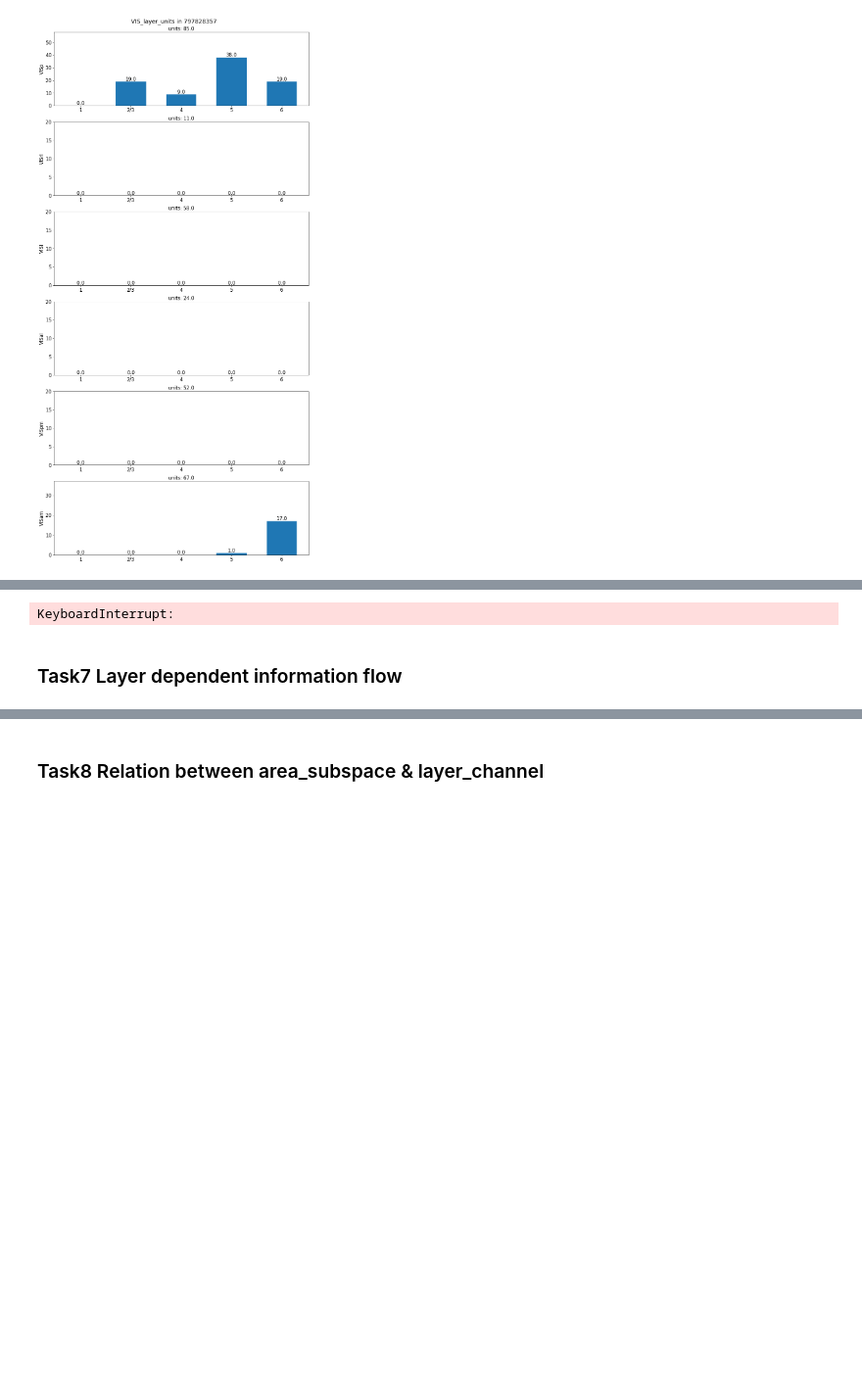
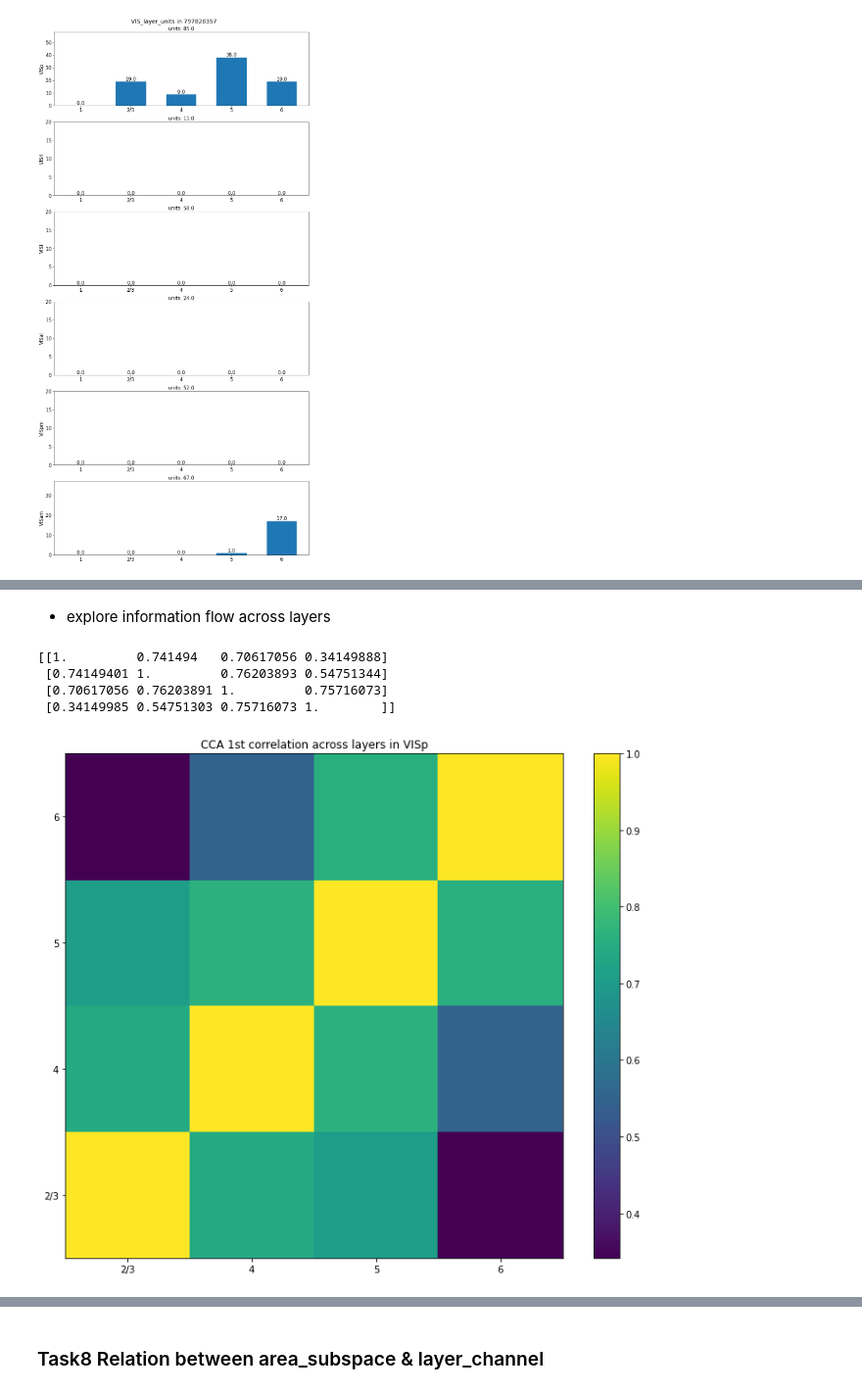
Before and after one commit to Jp-17/Coding_learning, a Jupyter notebook: Project_explore/Information flow across areas/CS_CCA_part5.ipynb, the cells around one changed output, grey strips where cells are left out. Shown at 98% size. Drawn from its saved outputs; the diff is of its cells as text; code cells hidden in the pictures; blank space fills up the shorter version.

Commit message:
almost finish layer analysis

```diff
--- a/Project_explore/Information flow across areas/CS_CCA_part5.ipynb
+++ b/Project_explore/Information flow across areas/CS_CCA_part5.ipynb
@@ -172,7 +215,7 @@ CCF_range_VIS = np.load('CCF_range_VIS.npy', allow_pickle=True).item()
 for i, session_id in enumerate(session_ids):
     session = selected_sessions[session_id]
     VIS_layer_units = get_VIS_layer_units(session, areas, layers, CCF_range_VIS)
-    np.save('VIS_layer_units_'+f'{session_id}', VIS_layer_units)
+    # np.save('VIS_layer_units_'+f'{session_id}', VIS_layer_units)
     VIS_layer_units_num = get_layer_units_num(areas, layers, VIS_layer_units)
     units_areas = np.load('units_areas_755434585.npy')[i]
     plot_VIS_layer_units(areas, layers, VIS_layer_units_num, units_areas, session_id)
@@ -238,14 +231,7 @@ id.shape[0]
+# %% [markdown]
+* explore information flow across layers
 # %%
-def get_units_area(areas, session):
-
-    units_area = np.zeros(len(areas))
-
-    for i, area in enumerate(areas):
-        units_area[i] = session.units[session.units["ecephys_structure_acronym"] == area].shape[0]
-
-    return units_area
-
-def spike_matrix(area, stim_table, bin=0.1, period=2):
+def spike_matrix_layer(area, layer, stim_table, layer_units, bin=0.1, period=2):
     """spike_matrix, get spike_counts using function "presentationwise_spike_counts"
 
     Arguments:
@@ -260,21 +246,21 @@ def spike_matrix(area, stim_table, bin=0.1, period=2):
         response_matrix, shape (stims, bins, units)
     """
 
-    area_units = session.units[session.units["ecephys_structure_acronym"] == area]
+    layer_units = layer_units[area][layer]
 
     time_bins = np.arange(0, period + bin, bin)
 
     spike_counts = session.presentationwise_spike_counts(
         stimulus_presentation_ids=stim_table.index.values,
         bin_edges=time_bins,
-        unit_ids=area_units.index.values
+        unit_ids=layer_units
     )
 
     response_matrix = spike_counts.values
 
     return response_matrix
 
-def get_design_matrix(area, stim_table):
+def get_design_matrix_layer(area, layer, stim_table, layer_units):
     """get_design_matrix design_matrix for further analysis
 
     Reshape response_matrix from (stims, bins, units) to (stims*bins, units)/(n_samples, units)
@@ -287,21 +273,8 @@ def get_design_matrix(area, stim_table):
         design_matrix, shape (n_samples, units)
     """
 
-    response_matrix = spike_matrix(area=area, stim_table=stim_table)
+    response_matrix = spike_matrix_layer(area=area, layer=layer, stim_table=stim_table, layer_units=layer_units)
     design_matrix = response_matrix.reshape(response_matrix.shape[0]*response_matrix.shape[1],
                                     response_matrix.shape[2])
 
     return design_matrix
-# %%
-areas = ['VISp', 'VISrl', 'VISl', 'VISal', 'VISpm', 'VISam', 'LGd', 'LP']
-units_areas = np.zeros((len(session_ids), len(areas)))
-
-for i, session_id in enumerate(session_ids):
-    session = selected_sessions[session_id]
-    units_areas[i, :] = get_units_area(areas, session)
-
-plot_units_areas(units_areas, areas, session_ids)
-# %% [output]
-KeyboardInterrupt:
-# %% [markdown]
-### Task7 Layer dependent information flow
@@ -307,0 +341,17 @@ KeyboardInterrupt:
+# %%
+session_id = 755434585
+session = selected_sessions[session_id]
+area = 'VISp'
+layers = ['2/3', '4', '5', '6']
+drift_stim_table = session.get_stimulus_table('drifting_gratings')
+layer_units = np.load('VIS_layer_units_'+f'{session_id}'+'.npy', allow_pickle=True).item()
+
+layers_corr_matrix = CCA_across_layers(area=area, layers=layers, stim_table=drift_stim_table, layer_units=layer_units)
+print(layers_corr_matrix)
+plot_CCA_across_areas(area, layers, layers_corr_matrix)
+# %% [output]
+[[1.         0.741494   0.70617056 0.34149888]
+ [0.74149401 1.         0.76203893 0.54751344]
+ [0.70617056 0.76203891 1.         0.75716073]
+ [0.34149985 0.54751303 0.75716073 1.        ]]
+[figure, added]
```
Also changed, not shown: parts of 31 cells of this notebook, 3 other files.
